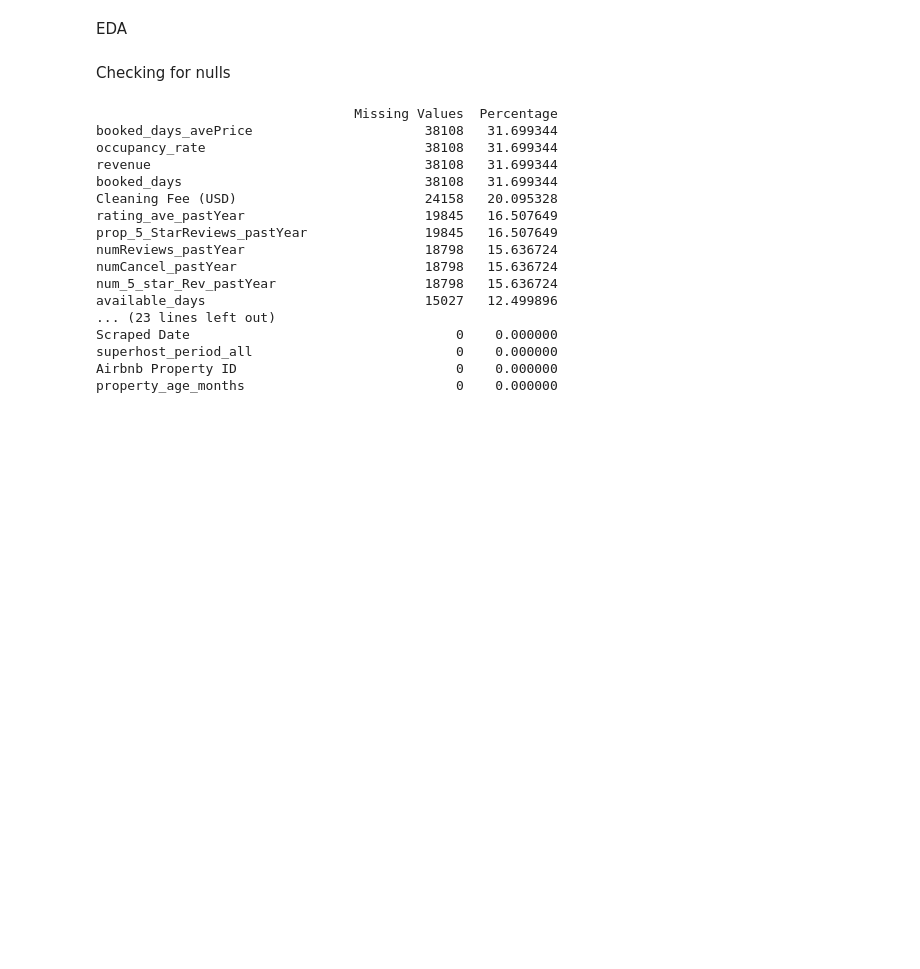
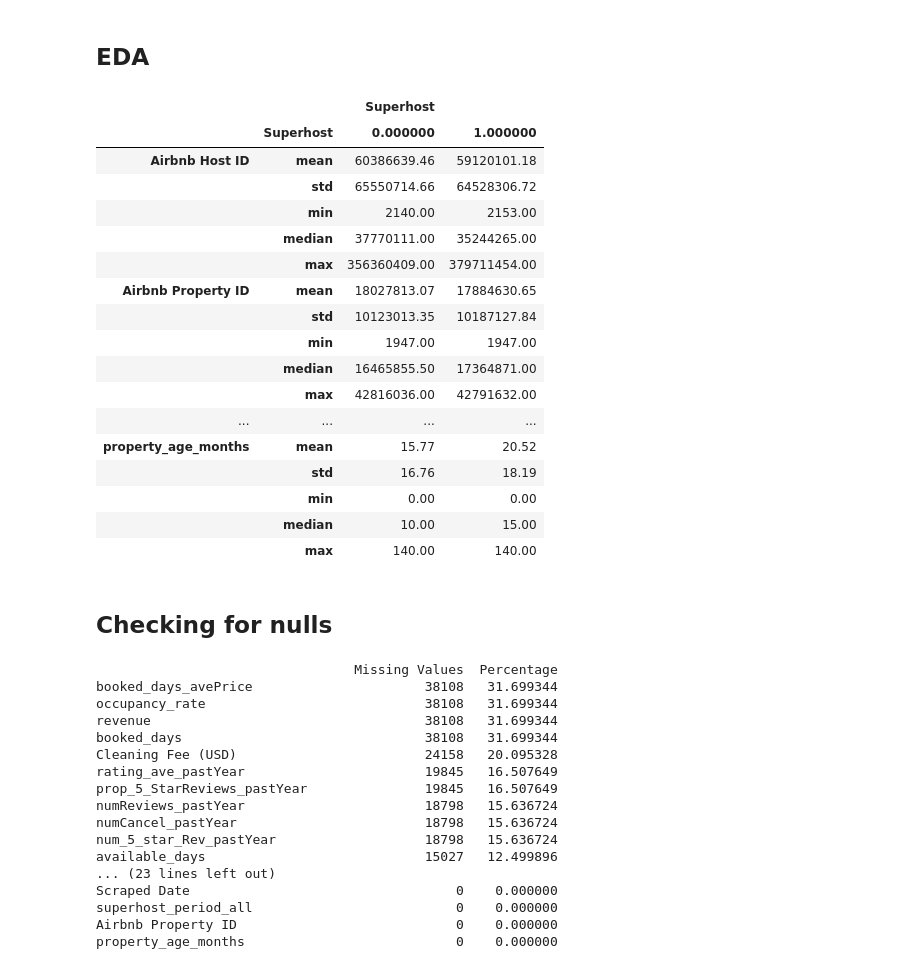
Before and after one commit to Vishnuanand77/airbnb-superhost-prediction, a Jupyter notebook: EDA.ipynb, the cells around one changed output. Cells and saved outputs as stored; diff of their text form; code cells hidden in the pictures; blank space fills up the shorter version.

Commit message:
Added descriptive statistics

```diff
--- a/EDA.ipynb
+++ b/EDA.ipynb
@@ -1,5 +1,5 @@
-# %% [markdown]
-EDA
+# %% [markdown]
+## EDA
 # %%
 import pandas as pd
 import numpy as np
@@ -75,8 +75,46 @@ df.head()
 df.to_csv('airbnb_Chicago_selected_columns.csv')
 # %%
 filtered_df = pd.read_csv('airbnb_Chicago_selected_columns.csv')
+# %%
+import pandas as pd
+
+# Select only numeric columns
+numeric_cols = df.select_dtypes(include=['number']).columns
+
+# Group by 'Superhost' and calculate descriptive statistics for numeric columns
+descriptive_stats = df[numeric_cols].groupby(df['Superhost']).agg(['mean', 'std', 'min', 'median', 'max']).T
+
+# Rename the columns for clarity
+descriptive_stats.columns = pd.MultiIndex.from_product([['Superhost'], descriptive_stats.columns])
+
+# Display the descriptive statistics as a styled table with 2 decimal places
+styled_table = descriptive_stats.style.format(precision=2).set_table_styles([
+    {'selector': 'th', 'props': [('border', '1px solid black'), ('font-weight', 'bold')]}
+])
+
+# Display the styled table
+styled_table
+# %% [output]
+|  |  | Superhost |  |
+|  | Superhost | 0.000000 | 1.000000 |
+| Airbnb Host ID | mean | 60386639.46 | 59120101.18 |
+|  | std | 65550714.66 | 64528306.72 |
+|  | min | 2140.00 | 2153.00 |
+|  | median | 37770111.00 | 35244265.00 |
+|  | max | 356360409.00 | 379711454.00 |
+| Airbnb Property ID | mean | 18027813.07 | 17884630.65 |
+|  | std | 10123013.35 | 10187127.84 |
+|  | min | 1947.00 | 1947.00 |
+|  | median | 16465855.50 | 17364871.00 |
+|  | max | 42816036.00 | 42791632.00 |
+| ... | ... | ... | ... |
+| property_age_months | mean | 15.77 | 20.52 |
+|  | std | 16.76 | 18.19 |
+|  | min | 0.00 | 0.00 |
+|  | median | 10.00 | 15.00 |
+|  | max | 140.00 | 140.00 |
 # %% [markdown]
-Checking for nulls
+## Checking for nulls
 # %%
 import pandas as pd
 
```
Also changed, not shown: parts of 7 cells of this notebook.
